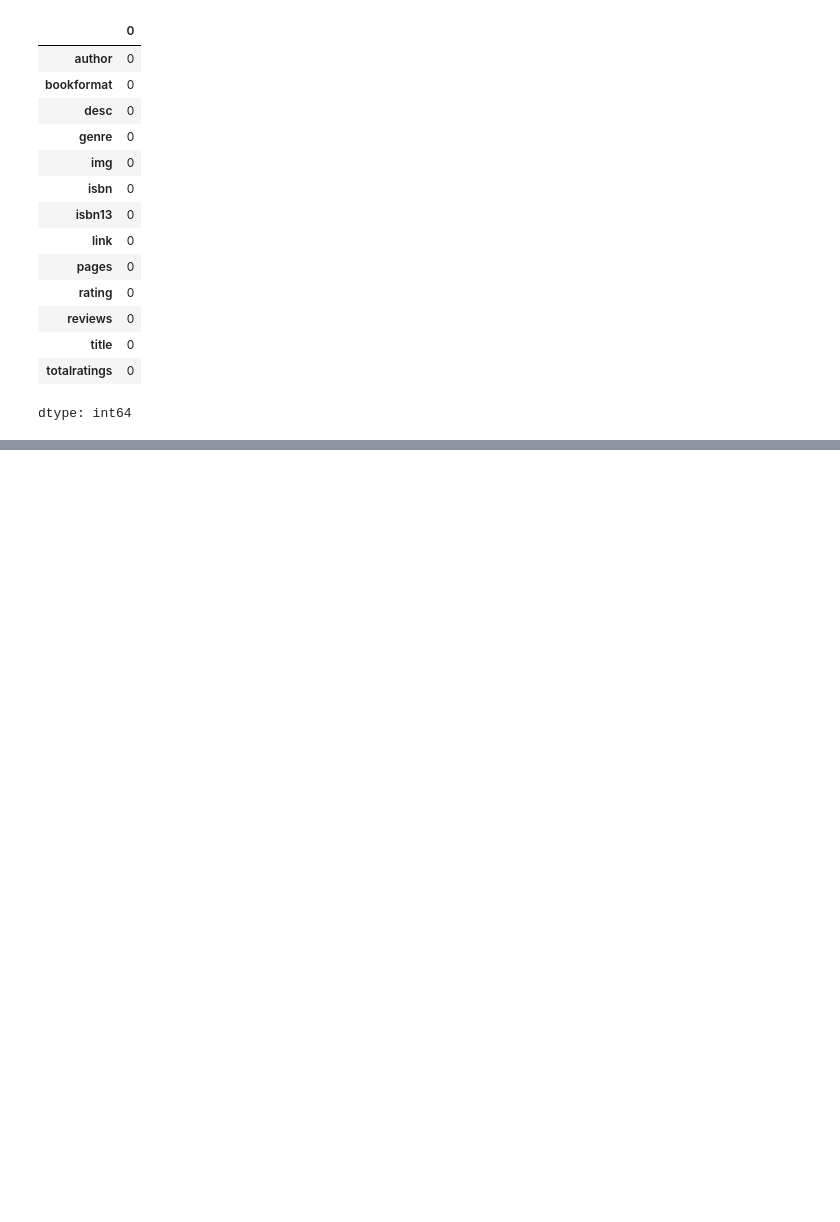
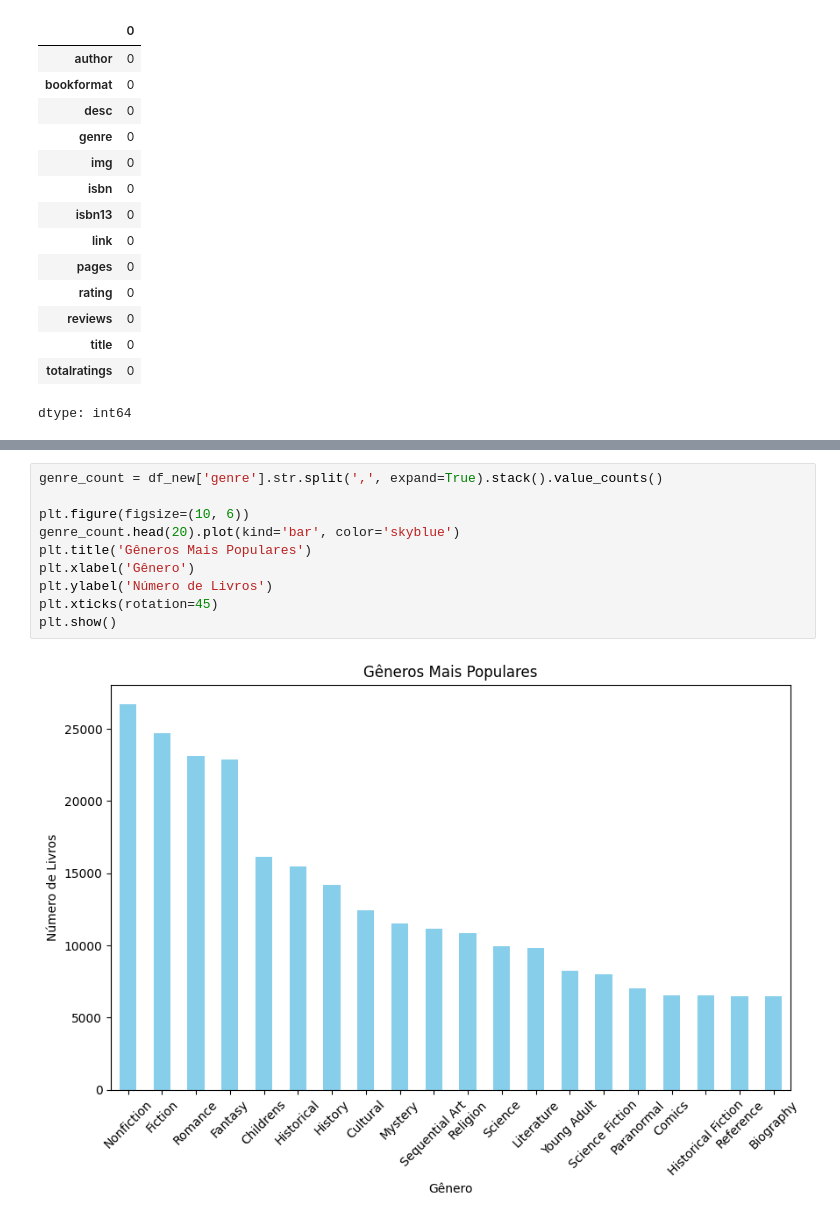
Before and after one commit to victormelo87/BookBridge-Analysis, a Jupyter notebook: BookBridge.ipynb, the cells around one changed output, grey strips where cells are left out. Cells and saved outputs as stored; diff of their text form; blank space fills up the shorter version.

```diff
--- a/BookBridge.ipynb
+++ b/BookBridge.ipynb
@@ -100,0 +112,12 @@ dtype: int64
+# %%
+genre_count = df_new['genre'].str.split(',', expand=True).stack().value_counts()
+
+plt.figure(figsize=(10, 6))
+genre_count.head(20).plot(kind='bar', color='skyblue')
+plt.title('Gêneros Mais Populares')
+plt.xlabel('Gênero')
+plt.ylabel('Número de Livros')
+plt.xticks(rotation=45)
+plt.show()
+# %% [output]
+[figure, added]
```
Also changed, not shown: parts of 9 cells of this notebook.
